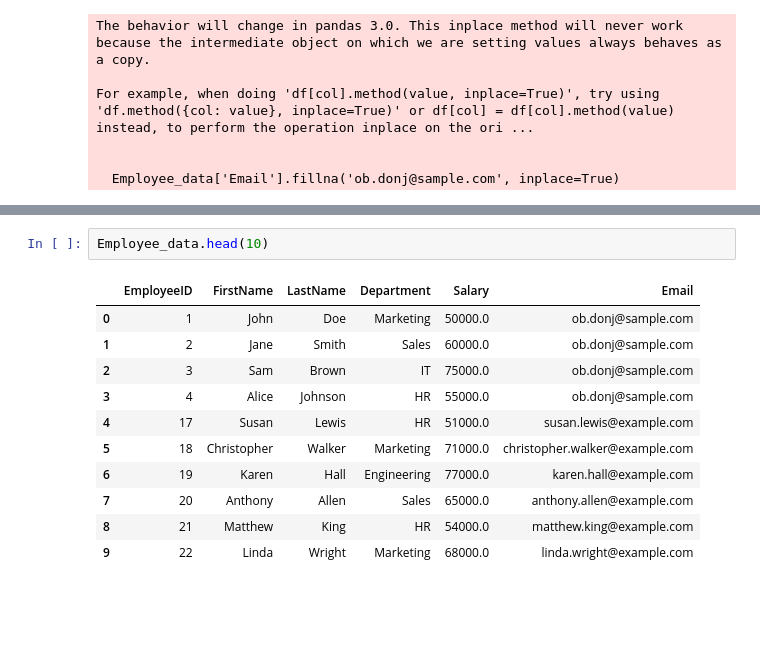
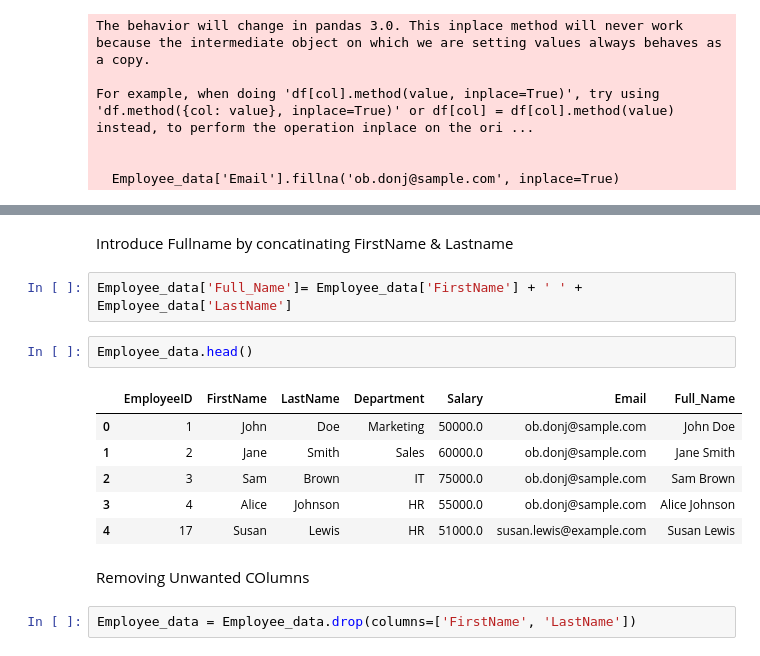
Before and after one commit to Obicnwokolo/Big-Data, a Jupyter notebook: src/sqlalchemy.ipynb, the cells around one changed output, grey strips where cells are left out. Cells and saved outputs as stored; diff of their text form; blank space fills up the shorter version.

```diff
--- a/src/sqlalchemy.ipynb
+++ b/src/sqlalchemy.ipynb
@@ -140,14 +155,17 @@ For example, when doing 'df[col].method(value, inplace=True)', try using 'df.met
+# %% [markdown]
+Introduce Fullname by concatinating FirstName & Lastname
+# %%
+Employee_data['Full_Name']= Employee_data['FirstName'] + ' ' + Employee_data['LastName']
 # %%
-Employee_data.head(10)
+Employee_data.head()
 # %% [output]
-|  | EmployeeID | FirstName | LastName | Department | Salary | Email |
-| 0 | 1 | John | Doe | Marketing | 50000.0 | ob.donj@sample.com |
-| 1 | 2 | Jane | Smith | Sales | 60000.0 | ob.donj@sample.com |
-| 2 | 3 | Sam | Brown | IT | 75000.0 | ob.donj@sample.com |
-| 3 | 4 | Alice | Johnson | HR | 55000.0 | ob.donj@sample.com |
-| 4 | 17 | Susan | Lewis | HR | 51000.0 | susan.lewis@example.com |
-| 5 | 18 | Christopher | Walker | Marketing | 71000.0 | christopher.walker@example.com |
-| 6 | 19 | Karen | Hall | Engineering | 77000.0 | karen.hall@example.com |
-| 7 | 20 | Anthony | Allen | Sales | 65000.0 | anthony.allen@example.com |
-| 8 | 21 | Matthew | King | HR | 54000.0 | matthew.king@example.com |
-| 9 | 22 | Linda | Wright | Marketing | 68000.0 | linda.wright@example.com |
+|  | EmployeeID | FirstName | LastName | Department | Salary | Email | Full_Name |
+| 0 | 1 | John | Doe | Marketing | 50000.0 | ob.donj@sample.com | John Doe |
+| 1 | 2 | Jane | Smith | Sales | 60000.0 | ob.donj@sample.com | Jane Smith |
+| 2 | 3 | Sam | Brown | IT | 75000.0 | ob.donj@sample.com | Sam Brown |
+| 3 | 4 | Alice | Johnson | HR | 55000.0 | ob.donj@sample.com | Alice Johnson |
+| 4 | 17 | Susan | Lewis | HR | 51000.0 | susan.lewis@example.com | Susan Lewis |
+# %% [markdown]
+Removing Unwanted COlumns
+# %%
+Employee_data = Employee_data.drop(columns=['FirstName', 'LastName'])
```
Also changed, not shown: parts of 10 cells of this notebook.
